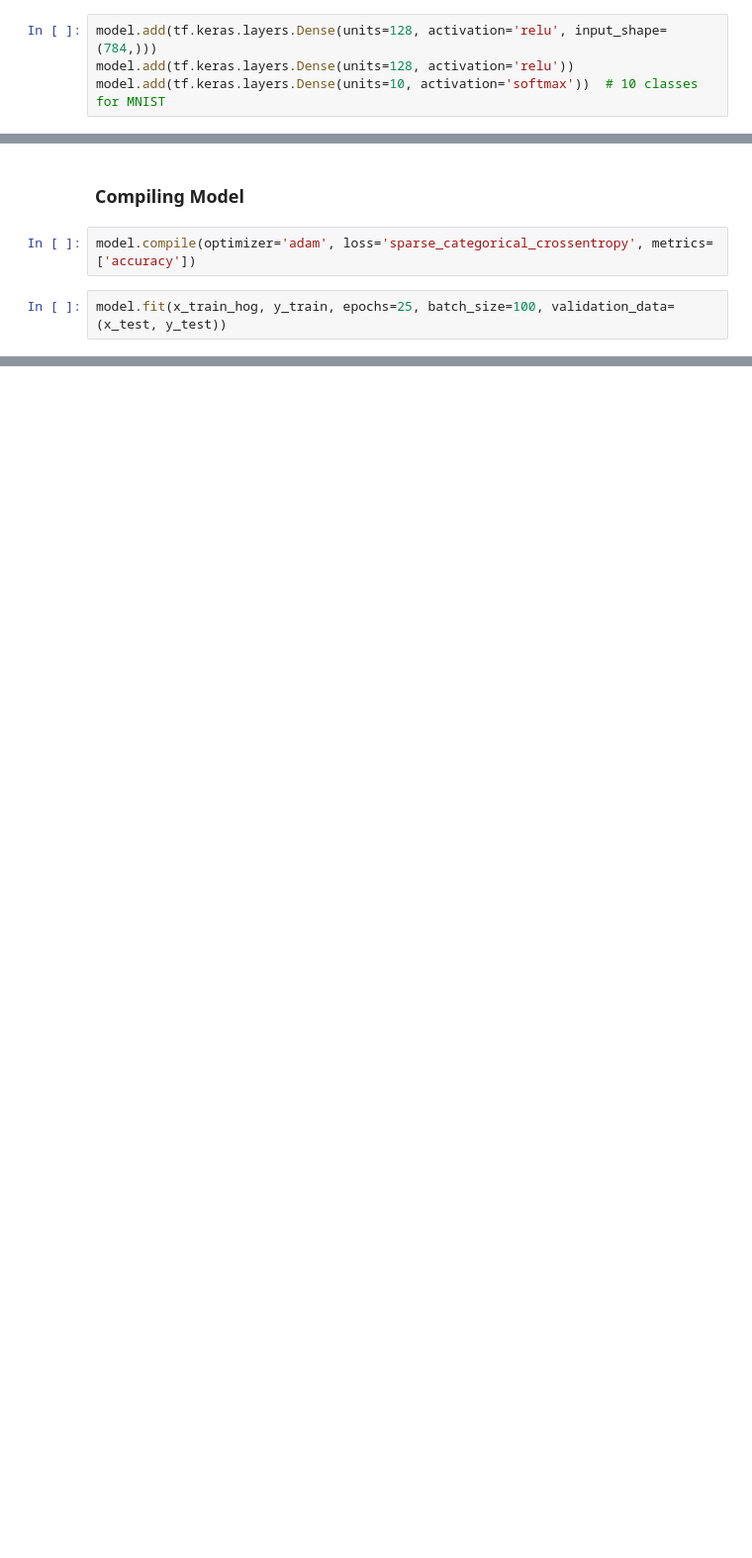
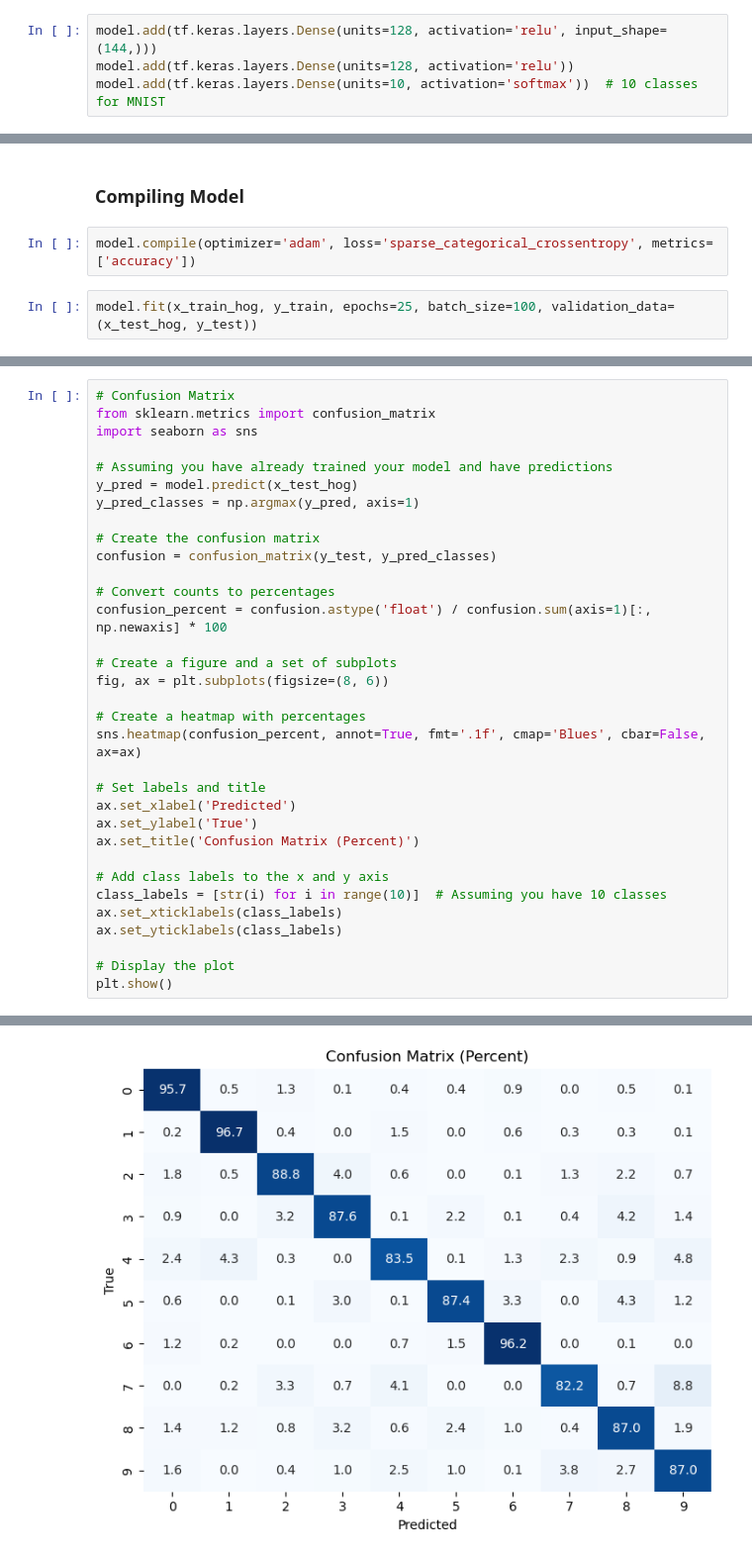
Before and after one commit to wira29/2141720184_machine-learning_2023, a Jupyter notebook: minggu-9/tugas.ipynb, the cells around one changed output, grey strips where cells are left out. Shown at 99% size. Saved outputs shown, nothing was run; the diff lists cells and outputs as text; blank space fills up the shorter version.

```diff
--- a/minggu-9/tugas.ipynb
+++ b/minggu-9/tugas.ipynb
@@ -74,7 +74,7 @@ model = tf.keras.models.Sequential()
 # %% [markdown]
 ### Make layers
 # %%
-model.add(tf.keras.layers.Dense(units=128, activation='relu', input_shape=(784,)))
+model.add(tf.keras.layers.Dense(units=128, activation='relu', input_shape=(144,)))
 model.add(tf.keras.layers.Dense(units=128, activation='relu'))
 model.add(tf.keras.layers.Dense(units=10, activation='softmax'))  # 10 classes for MNIST
 # %%
@@ -100,4 +100,4 @@ _________________________________________________________________
 # %%
 model.compile(optimizer='adam', loss='sparse_categorical_crossentropy', metrics=['accuracy'])
 # %%
-model.fit(x_train_hog, y_train, epochs=25, batch_size=100, validation_data=(x_test, y_test))
+model.fit(x_train_hog, y_train, epochs=25, batch_size=100, validation_data=(x_test_hog, y_test))
@@ -103,0 +133,34 @@ model.fit(x_train_hog, y_train, epochs=25, batch_size=100, validation_data=(x_te
+# %%
+# Confusion Matrix
+from sklearn.metrics import confusion_matrix
+import seaborn as sns
+
+# Assuming you have already trained your model and have predictions
+y_pred = model.predict(x_test_hog)
+y_pred_classes = np.argmax(y_pred, axis=1)
+
+# Create the confusion matrix
+confusion = confusion_matrix(y_test, y_pred_classes)
+
+# Convert counts to percentages
+confusion_percent = confusion.astype('float') / confusion.sum(axis=1)[:, np.newaxis] * 100
+
+# Create a figure and a set of subplots
+fig, ax = plt.subplots(figsize=(8, 6))
+
+# Create a heatmap with percentages
+sns.heatmap(confusion_percent, annot=True, fmt='.1f', cmap='Blues', cbar=False, ax=ax)
+
+# Set labels and title
+ax.set_xlabel('Predicted')
+ax.set_ylabel('True')
+ax.set_title('Confusion Matrix (Percent)')
+
+# Add class labels to the x and y axis
+class_labels = [str(i) for i in range(10)]  # Assuming you have 10 classes
+ax.set_xticklabels(class_labels)
+ax.set_yticklabels(class_labels)
+
+# Display the plot
+plt.show()
+# %% [output]
@@ -103,0 +168 @@ model.fit(x_train_hog, y_train, epochs=25, batch_size=100, validation_data=(x_te
+[figure, added]
```
Also changed, not shown: parts of 5 cells of this notebook.
